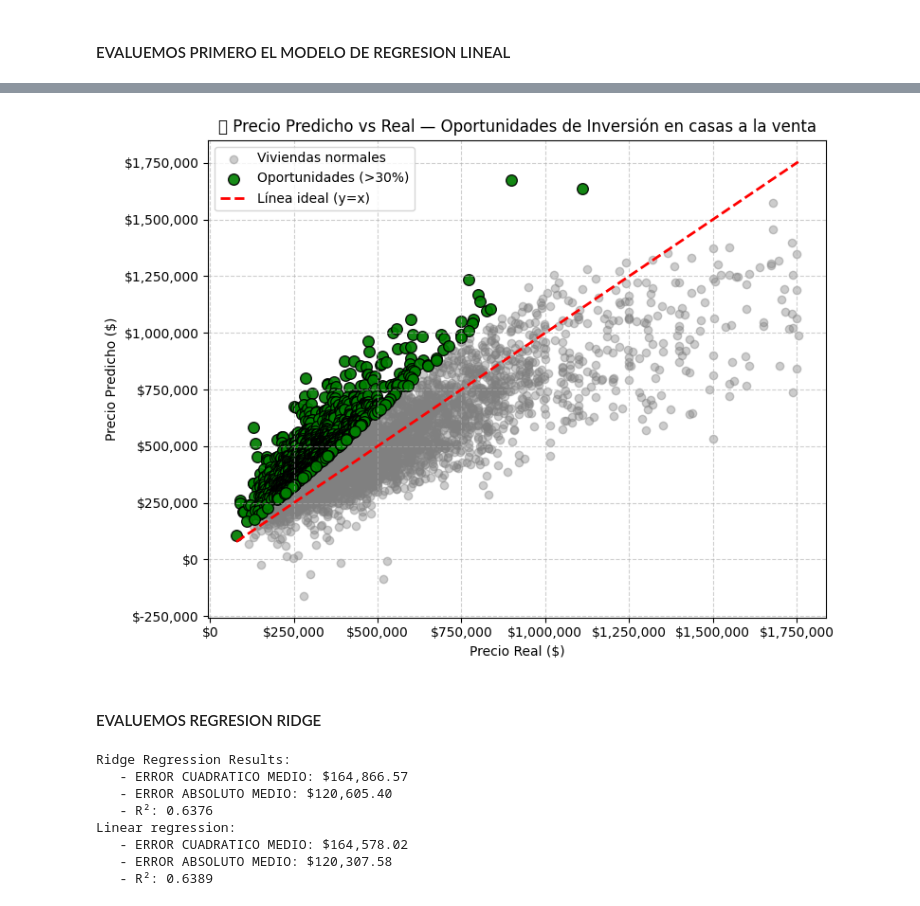
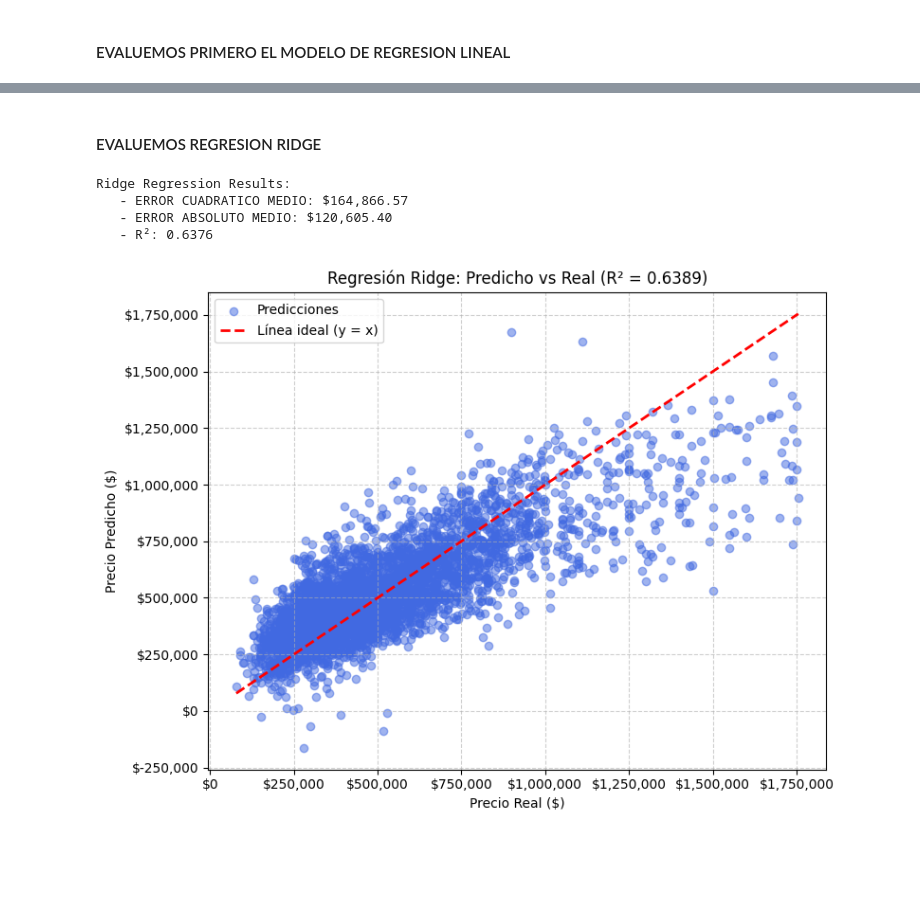
Before and after one commit to jodpinzonav/Prueba_Tecnica_Proteccion, a Jupyter notebook: primer_punto.ipynb, the cells around one changed output, grey strips where cells are left out. Cells and saved outputs as stored; diff of their text form; code cells hidden in the pictures; blank space fills up the shorter version.

```diff
--- a/primer_punto.ipynb
+++ b/primer_punto.ipynb
@@ -389,47 +350,3 @@ Máximo: $7,700,000.00
-# %%
-# Crear DataFrame de inversión
-investment_df = X_test.copy()
-investment_df['precio_real'] = y_test.values
-investment_df['precio_predicho'] = y_pred
-investment_df['diferencia'] = investment_df['precio_predicho'] - investment_df['precio_real']  # si la diferencia es positiva, está subvaluada
-investment_df['potencial_pct'] = (investment_df['diferencia'] / investment_df['precio_real']) * 100
-
-# Filtrar oportunidades (subvaluadas > 10%)
-opportunities = investment_df[investment_df['potencial_pct'] > 30].sort_values(
-    'potencial_pct', ascending=False
-)
-
-preds_df = investment_df.copy()
-preds_df.rename(columns={'precio_real': 'price_true', 'precio_predicho': 'price_pred'}, inplace=True)
-
-plt.figure(figsize=(8,6))
-plt.scatter(preds_df['price_true'], preds_df['price_pred'],
-            alpha=0.4, color='gray', label='Viviendas normales')
-
-# Resaltar oportunidades de inversión
-plt.scatter(opportunities['precio_real'], opportunities['precio_predicho'],
-            alpha=0.9, color='green', s=70, edgecolor='black', label='Oportunidades (>30%)')
-
-# Línea ideal
-plt.plot([preds_df['price_true'].min(), preds_df['price_true'].max()],
-         [preds_df['price_true'].min(), preds_df['price_true'].max()],
-         'r--', lw=2, label='Línea ideal (y=x)')
-
-plt.title("📊 Precio Predicho vs Real — Oportunidades de Inversión en casas a la venta")
-plt.xlabel("Precio Real ($)")
-plt.ylabel("Precio Predicho ($)")
-plt.legend()
-plt.grid(True, linestyle='--', alpha=0.6)
-
-# Formato de ejes con $ y sin notación científica
-plt.ticklabel_format(style='plain', axis='both')
-plt.gca().get_xaxis().set_major_formatter(plt.FuncFormatter(lambda x, _: f'${x:,.0f}'))
-plt.gca().get_yaxis().set_major_formatter(plt.FuncFormatter(lambda y, _: f'${y:,.0f}'))
-
-plt.tight_layout()
-plt.show()
-# %% [output]
-[figure, removed]
 # %% [markdown]
 #### EVALUEMOS REGRESION RIDGE
 # %%
@@ -437,39 +354,51 @@ from sklearn.linear_model import Ridge
 import numpy as np
 from sklearn.metrics import mean_squared_error, mean_absolute_error,r2_score
 from sklearn.model_selection import cross_val_score
 import matplotlib.pyplot as plt
-
 
 
 ridge = Ridge(alpha=10)
 ridge.fit(X_train_scaled, y_train)
 y_pred_ridge = ridge.predict(X_test_scaled)
 
 
 results['Ridge'] = {
     'model': ridge,
     'y_pred': y_pred_ridge,
     'rmse': np.sqrt(mean_squared_error(y_test, y_pred_ridge)),
     'mae': mean_absolute_error(y_test, y_pred_ridge),
     'r2': r2_score(y_test, y_pred_ridge),
     'cv_score': cross_val_score(ridge, X_train_scaled, y_train, cv=5,
                                  scoring='neg_mean_squared_error').mean()
 }
+
+
 print("Ridge Regression Results:")
 print(f"   - ERROR CUADRATICO MEDIO: ${results['Ridge']['rmse']:,.2f}")
 print(f"   - ERROR ABSOLUTO MEDIO: ${results['Ridge']['mae']:,.2f}")
 print(f"   - R²: {results['Ridge']['r2']:.4f}")
 
-print("Linear regression:")
-print(f"   - ERROR CUADRATICO MEDIO: ${results['Linear Regression']['rmse']:,.2f}")
-print(f"   - ERROR ABSOLUTO MEDIO: ${results['Linear Regression']['mae']:,.2f}")
-print(f"   - R²: {results['Linear Regression']['r2']:.4f}")
+plt.figure(figsize=(8, 6))
+plt.scatter(y_test, y_pred_ridge, alpha=0.5, color='royalblue', label='Predicciones')
+plt.plot([y_test.min(), y_test.max()], [y_test.min(), y_test.max()],
+         'r--', lw=2, label='Línea ideal (y = x)')
+
+plt.title(f"Regresión Ridge: Predicho vs Real (R² = {results['Linear Regression']['r2']:.4f})")
+plt.xlabel("Precio Real ($)")
+plt.ylabel("Precio Predicho ($)")
+
+# Ejes con formato de miles y signo $
+plt.ticklabel_format(style='plain', axis='both')  # elimina notación científica
+plt.gca().get_xaxis().set_major_formatter(plt.FuncFormatter(lambda x, _: f'${x:,.0f}'))
+plt.gca().get_yaxis().set_major_formatter(plt.FuncFormatter(lambda y, _: f'${y:,.0f}'))
+
+plt.legend()
+plt.grid(True, linestyle='--', alpha=0.6)
+plt.tight_layout()
+plt.show()
 # %% [output]
 Ridge Regression Results:
    - ERROR CUADRATICO MEDIO: $164,866.57
    - ERROR ABSOLUTO MEDIO: $120,605.40
    - R²: 0.6376
-Linear regression:
-   - ERROR CUADRATICO MEDIO: $164,578.02
-   - ERROR ABSOLUTO MEDIO: $120,307.58
-   - R²: 0.6389
+[figure, added]
```
Also changed, not shown: parts of 20 cells of this notebook, 3 other files.
